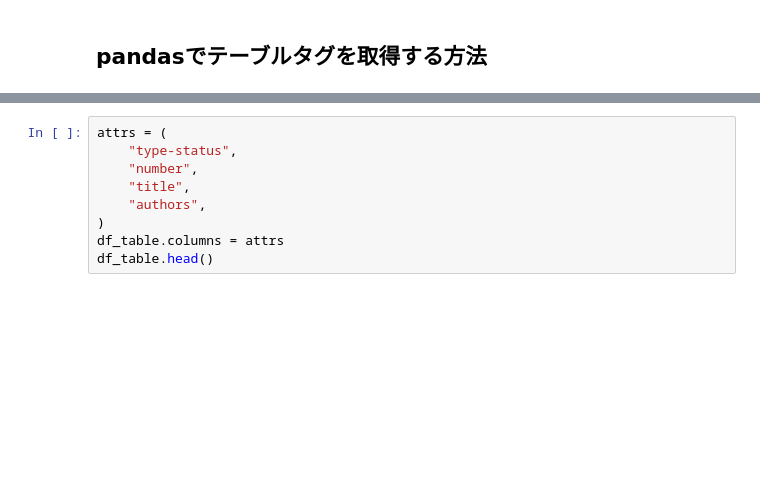
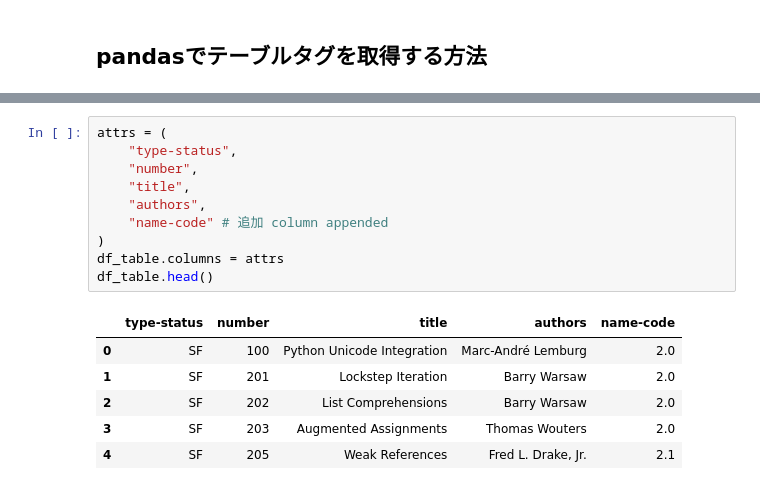
Before and after one commit to practical-handbook-python-data-analysis/practical-handbook-python-data-analysis, a Jupyter notebook: 02-read-data/02-04-html.ipynb, the cells around one changed output, grey strips where cells are left out. Saved outputs shown, nothing was run; the diff lists cells and outputs as text; blank space fills up the shorter version.

```diff
--- a/02-read-data/02-04-html.ipynb
+++ b/02-read-data/02-04-html.ipynb
@@ -66,9 +91,17 @@ df_table.shape
 # %%
 attrs = (
     "type-status",
     "number",
     "title",
     "authors",
+    "name-code" # 追加 column appended
 )
 df_table.columns = attrs
 df_table.head()
+# %% [output]
+|  | type-status | number | title | authors | name-code |
+| 0 | SF | 100 | Python Unicode Integration | Marc-André Lemburg | 2.0 |
+| 1 | SF | 201 | Lockstep Iteration | Barry Warsaw | 2.0 |
+| 2 | SF | 202 | List Comprehensions | Barry Warsaw | 2.0 |
+| 3 | SF | 203 | Augmented Assignments | Thomas Wouters | 2.0 |
+| 4 | SF | 205 | Weak References | Fred L. Drake, Jr. | 2.1 |
```
Also changed, not shown: parts of 7 cells of this notebook, 5 other files.
